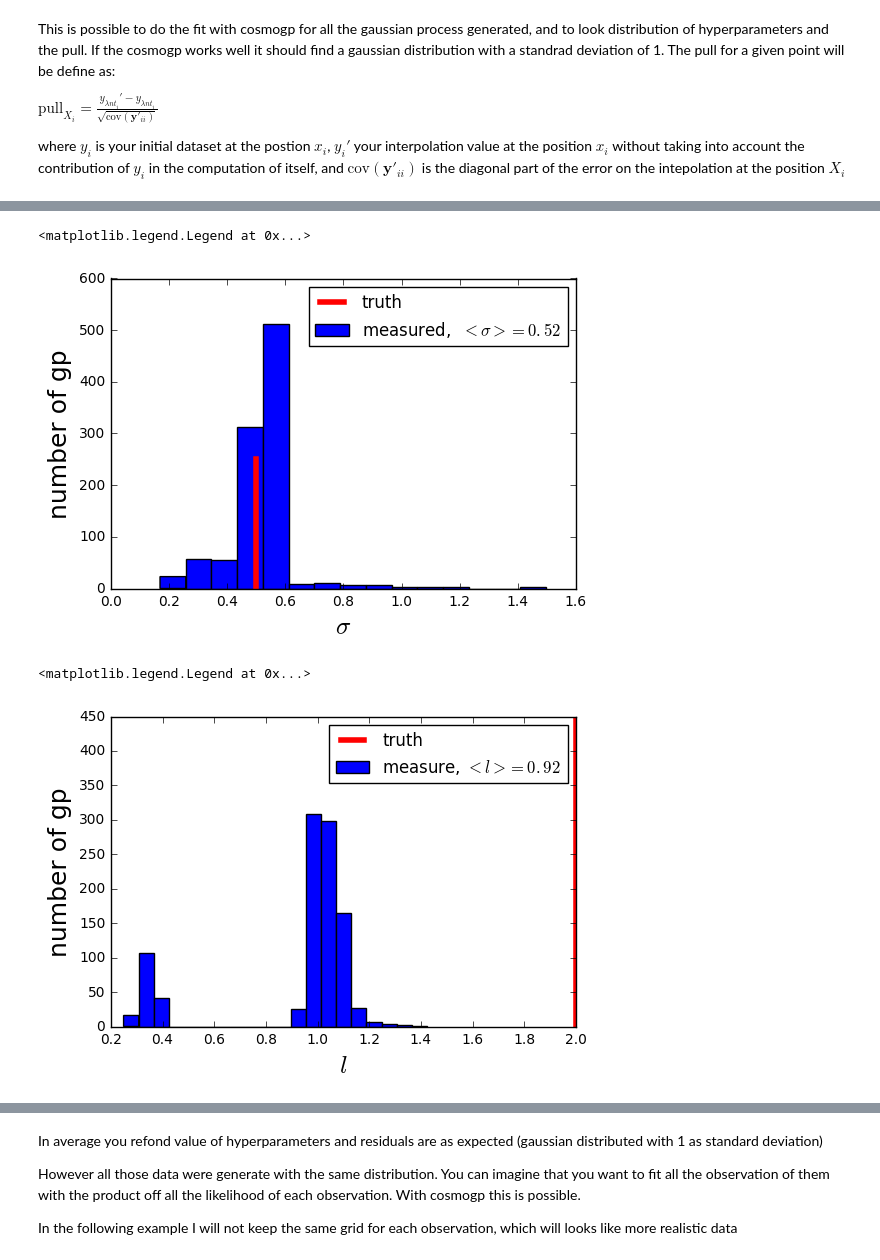
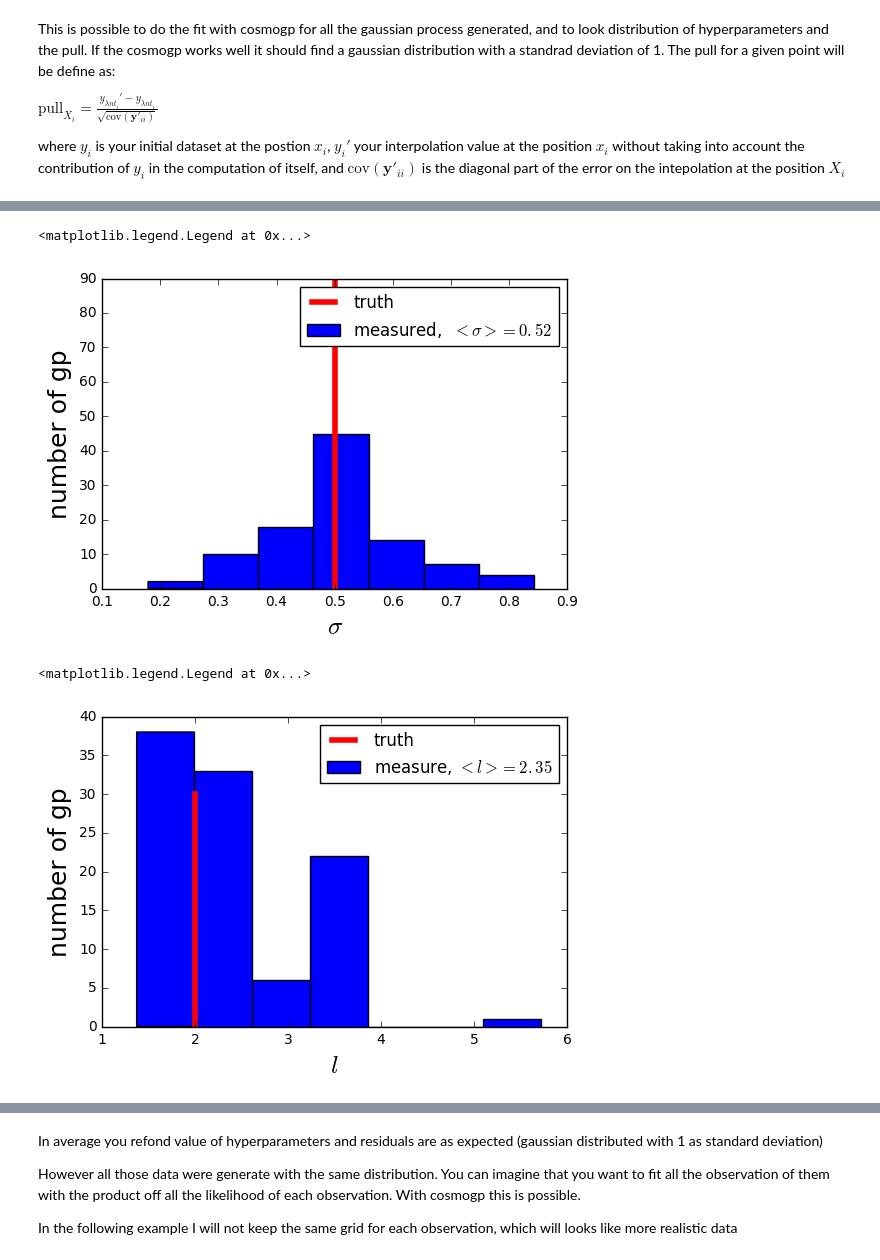
Before and after one commit to PFLeget/cosmogp, a Jupyter notebook: docs/notebook/1D_kernel_example_with_white_noise.ipynb, the cells around one changed output, grey strips where cells are left out. Drawn from its saved outputs; the diff is of its cells as text; code cells hidden in the pictures.

```diff
--- a/docs/notebook/1D_kernel_example_with_white_noise.ipynb
+++ b/docs/notebook/1D_kernel_example_with_white_noise.ipynb
@@ -24,16 +24,16 @@ In this example $\sigma=0.5$, $l=1$ and $a=0.2$
 # %%
-n_object = 1000 # number of object to fit
+n_object = 100 # number of object to fit
 total_point = 0
-a = 0.2
+a = 0.1
 
 all_grid = []
 all_y = []
 
 for i in range(n_object): # generate object not on the same grid of observation
-    n_point = int(np.random.uniform(60,60)) # random number of points for one object
+    n_point = int(np.random.uniform(40,40)) # random number of points for one object
     total_point += n_point
     grid = np.linspace(-10,10,n_point) # fixed grid where gp will be generated
-    k = cosmogp.rbf_kernel_1d(grid,np.array([0.5,2]),0.1) # build the kernel with fixed hyperparameter
+    k = cosmogp.rbf_kernel_1d(grid,np.array([0.5,2]),a) # build the kernel with fixed hyperparameter
 
     y = np.random.multivariate_normal(np.zeros_like(grid), k) # generation of gaussian process
     all_grid.append(grid)
@@ -95,7 +91,7 @@ t=0
 for i in range(n_object):
 
     gp = cosmogp.gaussian_process(all_y[i],all_grid[i]) # init cosmogp with one object
-    gp.find_hyperparameters(nugget=True) # search hyperparameters
+    gp.find_hyperparameters(hyperparameter_guess=[0.5,2],nugget=True,SVD=True) # search hyperparameters
 
 
     hyperparmeter_sigma[i] = gp.hyperparameters[0]
@@ -104,7 +100,7 @@ for i in range(n_object):
 
     grid=all_grid[i]
 
-    bp = cosmogp.build_pull([all_y[i]],[np.zeros_like(all_y[i])],[grid],grid,np.zeros_like(grid),gp.hyperparameters)
-    bp.compute_pull(diFF=None)
-    pull[t:t+len(bp.PULL)]=bp.PULL
-    t+=len(bp.PULL)
+    bp = cosmogp.build_pull([all_y[i]],[grid],gp.hyperparameters,nugget=gp.nugget)
+    bp.compute_pull(diff=None,svd=False)
+    pull[t:t+len(bp.pull)]=bp.pull
+    t+=len(bp.pull)
@@ -129,21 +107,21 @@ Pseudo-inverse decomposition : 5
 # %%
 plt.figure()
-plt.hist(hyperparmeter_sigma,bins=15,label='measured,  $<\sigma>=%.2f$'%np.mean(hyperparmeter_sigma))
-plt.plot([0.5,0.5],[0,250],'r',linewidth=4,label='truth')
+plt.hist(hyperparmeter_sigma,bins=7,label='measured,  $<\sigma>=%.2f$'%np.mean(hyperparmeter_sigma))
+plt.plot([0.5,0.5],[0,90],'r',linewidth=4,label='truth')
 plt.xlabel('$\sigma$',fontsize=18)
 plt.ylabel('number of gp',fontsize=18)
 #plt.xlim(0.25,0.8)
 plt.legend()
 # %% [output]
 <matplotlib.legend.Legend at 0x...>
-[figure, old version]
+[figure, new version]
 # %%
 plt.figure()
-plt.hist(hyperparmeter_l,bins=20,label='measure, $<l>=%.2f$'%np.mean(hyperparmeter_l))
-plt.plot([2,2],[0,450],'r',linewidth=4,label='truth')
+plt.hist(hyperparmeter_l,bins=7,label='measure, $<l>=%.2f$'%np.mean(hyperparmeter_l))
+plt.plot([2,2],[0,30],'r',linewidth=4,label='truth')
 plt.xlabel('$l$',fontsize=18)
 plt.ylabel('number of gp',fontsize=18)
 plt.legend(loc=1)
 # %% [output]
 <matplotlib.legend.Legend at 0x...>
-[figure, old version]
+[figure, new version]
```
Also changed, not shown: parts of 18 cells of this notebook, 5 other files.
